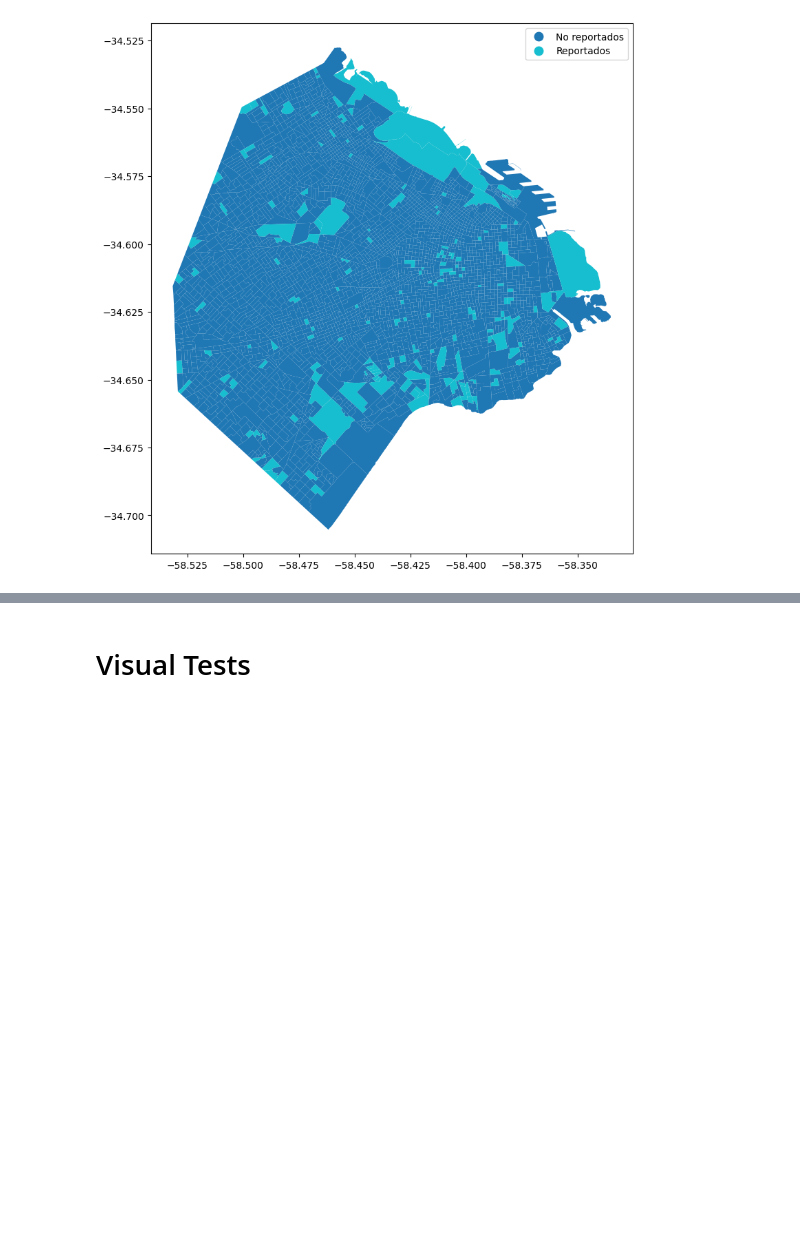
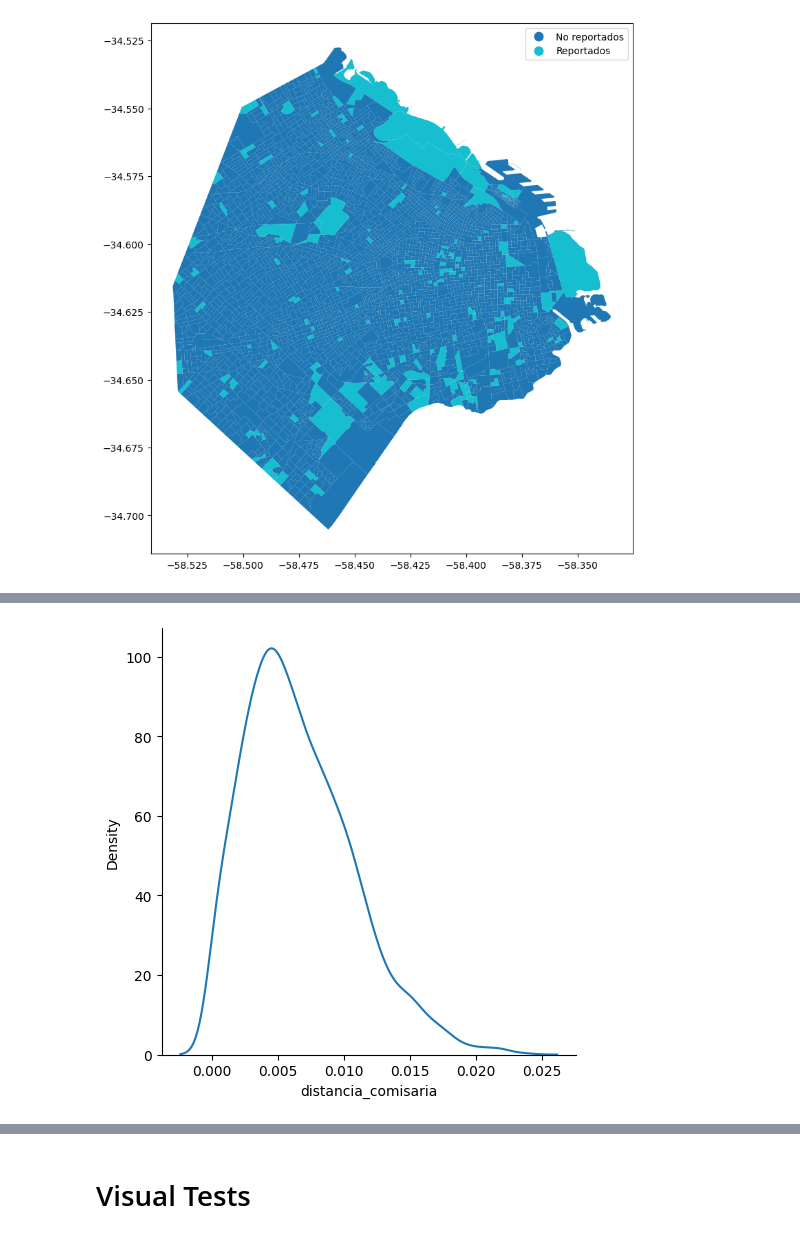
Before and after one commit to juanseh238/comuna-tracker, a Jupyter notebook: 04_geoquant_analysis_seguridad.ipynb, the cells around one changed output, grey strips where cells are left out. Saved outputs shown, nothing was run; the diff lists cells and outputs as text; code cells hidden in the pictures; blank space fills up the shorter version.

```diff
--- a/04_geoquant_analysis_seguridad.ipynb
+++ b/04_geoquant_analysis_seguridad.ipynb
@@ -481,0 +518,17 @@ data_criminalidad.to_file("src/data/final/data_criminalidad.geojson", driver="Ge
+# %%
+# data_vdg.sjoin(comisarias_voronoi_polygons, how="left", op="intersects").drop(columns=["index_right"]).info() ## duplicados porque un RC puede intersecar a más de un voronoi
+def get_most_overlapping_polygon(input_polygon, polygons, cod_comisaria):
+    """
+    Compute the percentage overlap of the input polygon with all the polygons in the list
+    and get the polygon with the highest overlap
+    """
+    assert len(polygons) == len(cod_comisaria), "Length of polygons and cod_comisaria must be the same"
+    input_polygon_area = input_polygon.area
+    overlapping_polygons = []
+    for polygon in polygons:
+        overlapping_polygons.append(input_polygon.intersection(polygon).area / input_polygon_area)
+
+    return cod_comisaria[np.argmax(overlapping_polygons)]
+
+data_vdg["comisaria_correspondiente"] = data_vdg.geometry.apply(lambda p: get_most_overlapping_polygon(p, comisarias_voronoi_polygons.geometry, comisarias_voronoi_polygons.id))
+data_vdg.comisaria_correspondiente.value_counts(normalize=True, dropna=False)
@@ -481,0 +553,7 @@ data_criminalidad.to_file("src/data/final/data_criminalidad.geojson", driver="Ge
+# %%
+def get_distance_to_comisaria(radio_censal_polygon, id_comisaria, comisarias_gdf=comisarias_gdf):
+    comisaria_polygon = comisarias_gdf[comisarias_gdf.id == id_comisaria].geometry.iloc[0]
+    return radio_censal_polygon.distance(comisaria_polygon)
+
+data_vdg["distancia_comisaria"] = data_vdg.apply(lambda r: get_distance_to_comisaria(r.geometry, r.comisaria_correspondiente), axis=1)
+data_vdg.distancia_comisaria.describe()
@@ -481,0 +570,11 @@ data_criminalidad.to_file("src/data/final/data_criminalidad.geojson", driver="Ge
+# %%
+## plot KDE to see the distribution of distances
+sns.displot(data_vdg.distancia_comisaria, kind="kde")
+plt.show()
+
+## get quintiles de distancias para asociar a score categórico
+(pd.qcut(data_vdg.distancia_comisaria, q=5, labels=False)+1).value_counts().to_frame()
+
+data_vdg["quintil_distancia_comisaria"] = pd.qcut(data_vdg.distancia_comisaria, q=5, labels=False)+1
+# %% [output]
+[figure, added]
```
Also changed, not shown: parts of 20 cells of this notebook, 2 other files.
